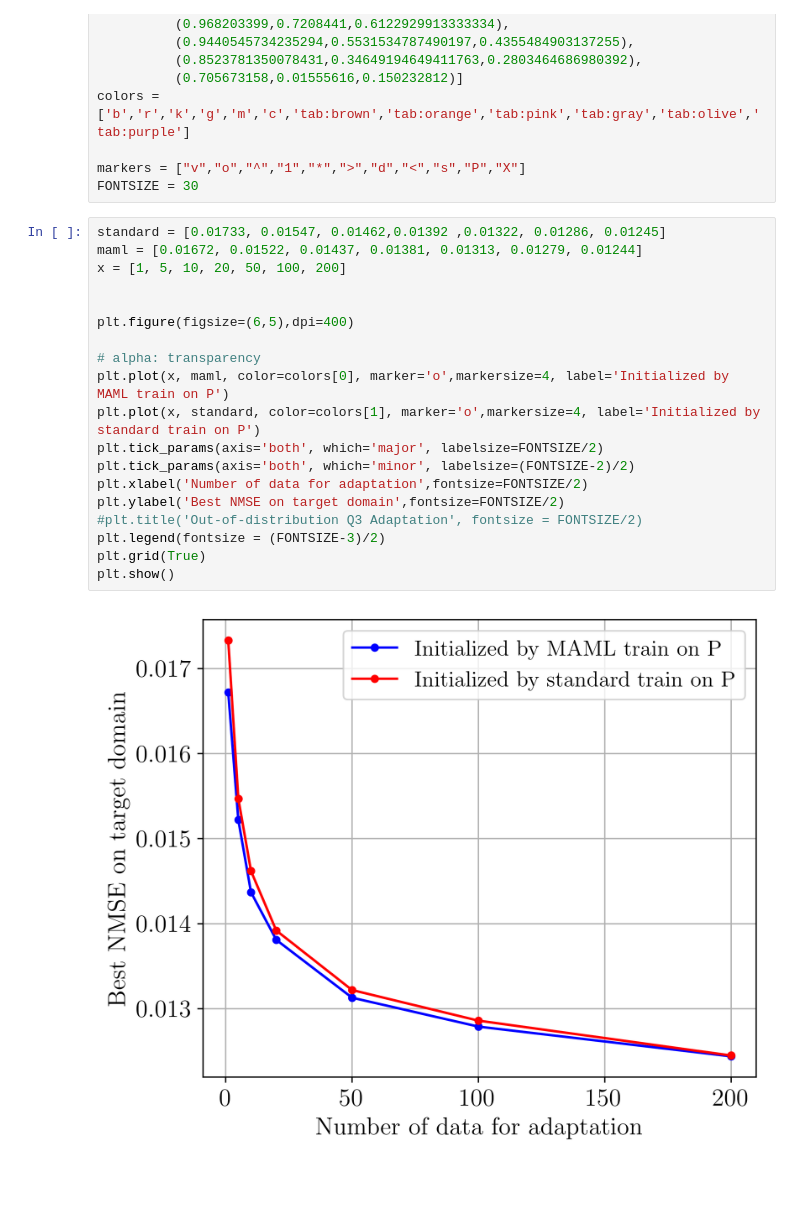
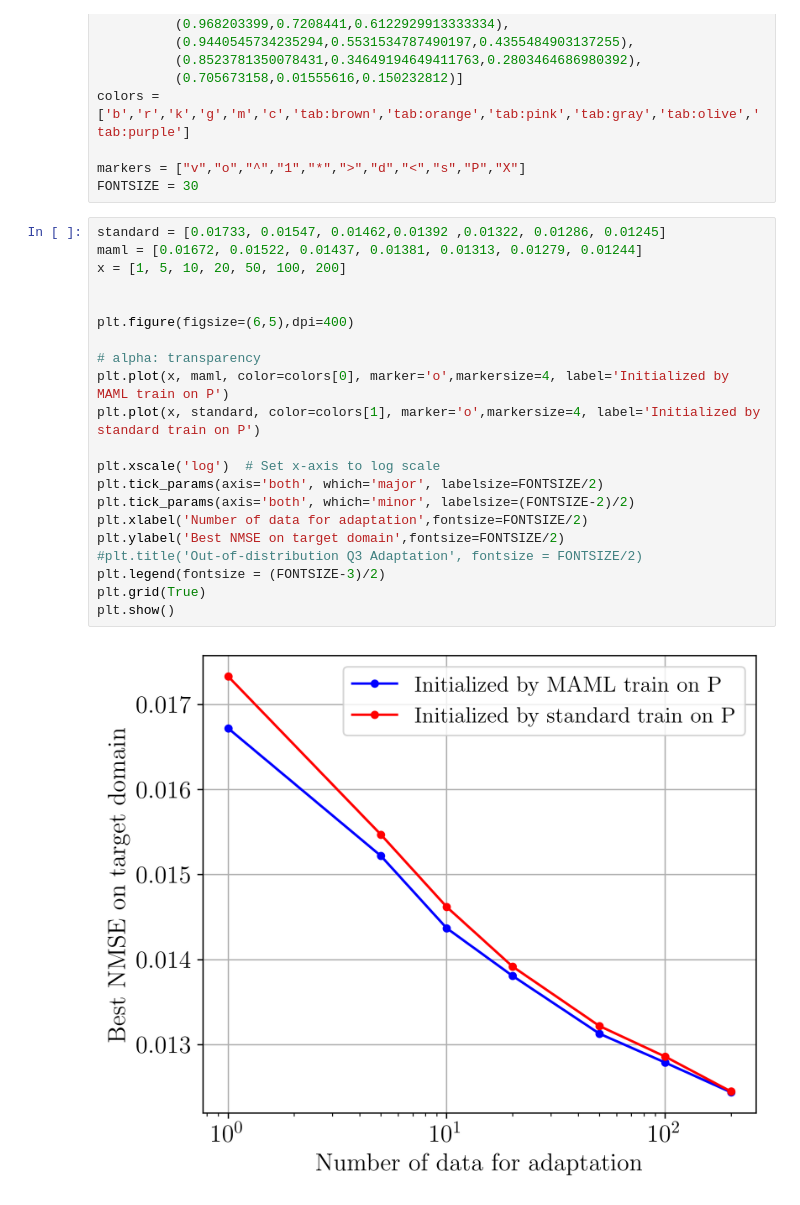
Before and after one commit to ChengYan97/metaMRI, a Jupyter notebook: save/Conclusion 1.3/setup_8knee/data_scale/data_scale.ipynb, the cells around one changed output. Saved outputs shown, nothing was run; the diff lists cells and outputs as text.

```diff
--- a/save/Conclusion 1.3/setup_8knee/data_scale/data_scale.ipynb
+++ b/save/Conclusion 1.3/setup_8knee/data_scale/data_scale.ipynb
@@ -26,24 +26,26 @@ FONTSIZE = 30
 # %%
 standard = [0.01733, 0.01547, 0.01462,0.01392 ,0.01322, 0.01286, 0.01245]
 maml = [0.01672, 0.01522, 0.01437, 0.01381, 0.01313, 0.01279, 0.01244]
 x = [1, 5, 10, 20, 50, 100, 200]
 
 
 plt.figure(figsize=(6,5),dpi=400)
 
 # alpha: transparency
 plt.plot(x, maml, color=colors[0], marker='o',markersize=4, label='Initialized by MAML train on P')
 plt.plot(x, standard, color=colors[1], marker='o',markersize=4, label='Initialized by standard train on P')
+
+plt.xscale('log')  # Set x-axis to log scale
 plt.tick_params(axis='both', which='major', labelsize=FONTSIZE/2)
 plt.tick_params(axis='both', which='minor', labelsize=(FONTSIZE-2)/2)
 plt.xlabel('Number of data for adaptation',fontsize=FONTSIZE/2)
 plt.ylabel('Best NMSE on target domain',fontsize=FONTSIZE/2)
 #plt.title('Out-of-distribution Q3 Adaptation', fontsize = FONTSIZE/2)
 plt.legend(fontsize = (FONTSIZE-3)/2)
 plt.grid(True)
 plt.show()
 # %% [output]
-[figure, old version]
+[figure, new version]
 # %%
 standard = [0.8308, 0.8432, 0.8483, 0.8522,0.8567, 0.8585, 0.8606]
 maml = [0.8349, 0.8448, 0.8499, 0.8527 ,0.8571, 0.8585, 0.8608]
```
Also changed, not shown: parts of 1 cell of this notebook, 45 other files.
